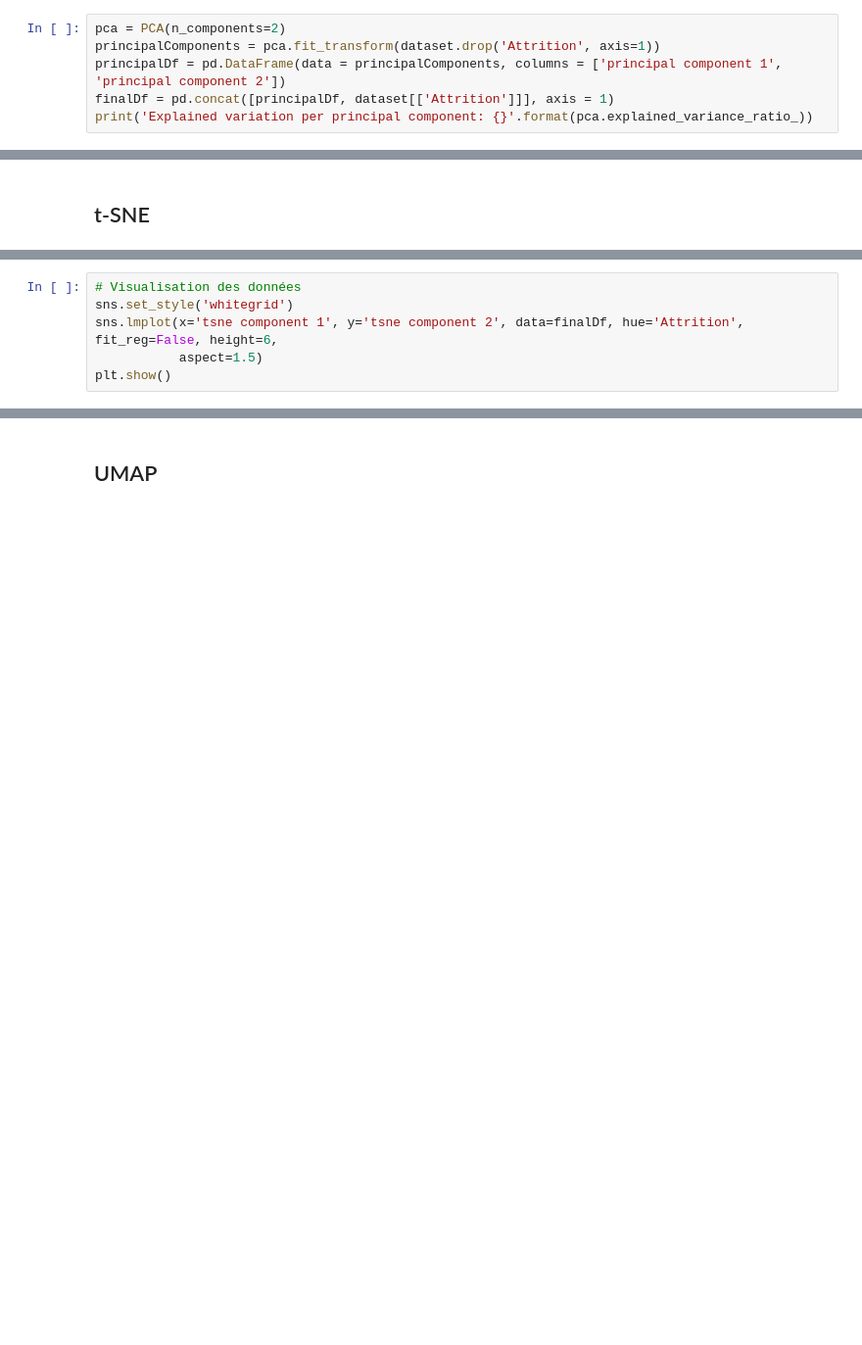
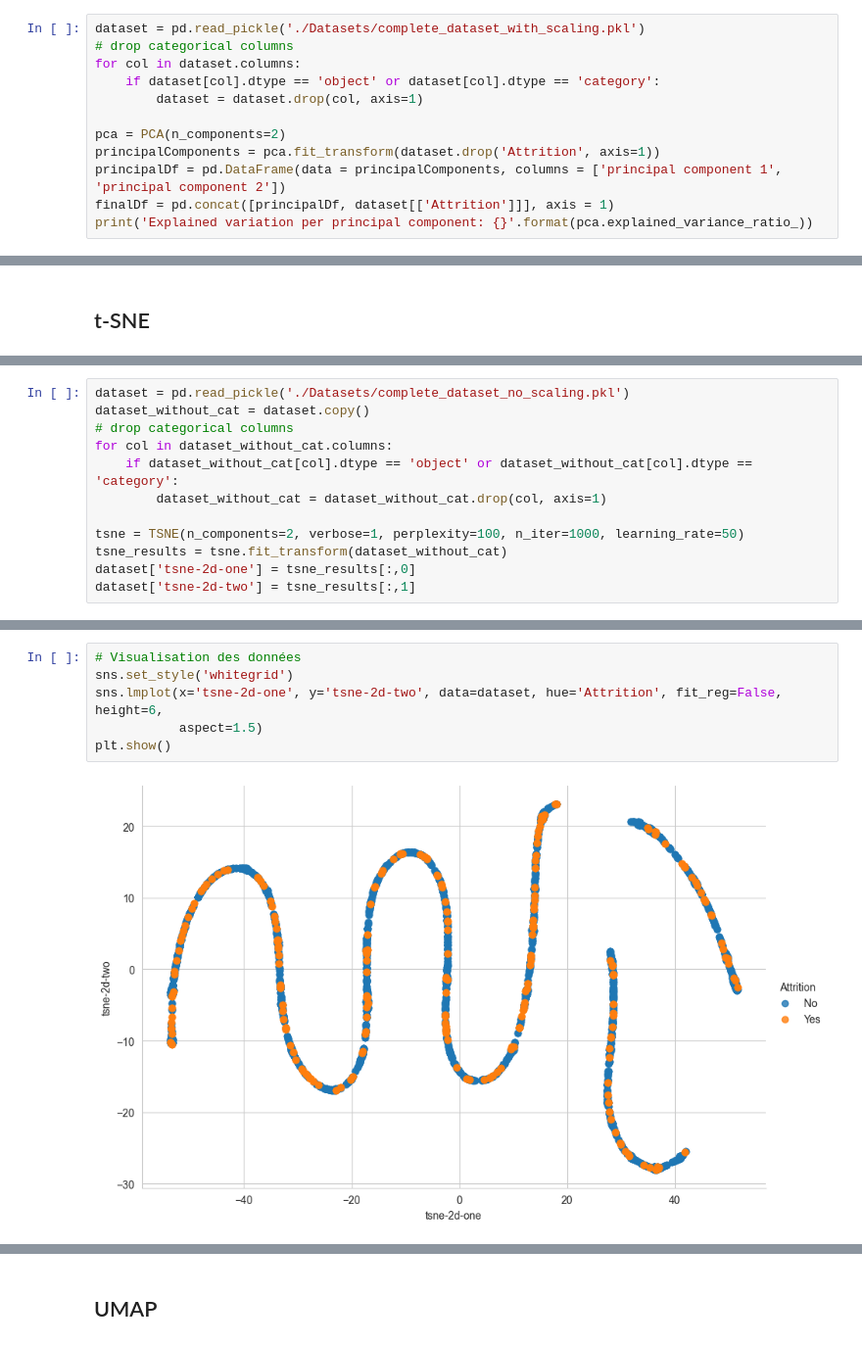
Before and after one commit to MagicalKyaru/ProjetIA_CESI, a Jupyter notebook: 1.5 Clustering.ipynb, the cells around one changed output, grey strips where cells are left out. Shown at 98% size. Cells and saved outputs as stored; diff of their text form; blank space fills up the shorter version.

```diff
--- a/1.5 Clustering.ipynb
+++ b/1.5 Clustering.ipynb
@@ -18,4 +18,10 @@ dataset = pd.read_csv('./Datasets/complete_dataset_one_hot_with_scaling.pkl')
 # %%
+dataset = pd.read_pickle('./Datasets/complete_dataset_with_scaling.pkl')
+# drop categorical columns
+for col in dataset.columns:
+    if dataset[col].dtype == 'object' or dataset[col].dtype == 'category':
+        dataset = dataset.drop(col, axis=1)
+
 pca = PCA(n_components=2)
 principalComponents = pca.fit_transform(dataset.drop('Attrition', axis=1))
 principalDf = pd.DataFrame(data = principalComponents, columns = ['principal component 1', 'principal component 2'])
@@ -35,0 +43,12 @@ finalDf = pd.concat([tsneDf, dataset[['Attrition']]], axis = 1)
+# %%
+dataset = pd.read_pickle('./Datasets/complete_dataset_no_scaling.pkl')
+dataset_without_cat = dataset.copy()
+# drop categorical columns
+for col in dataset_without_cat.columns:
+    if dataset_without_cat[col].dtype == 'object' or dataset_without_cat[col].dtype == 'category':
+        dataset_without_cat = dataset_without_cat.drop(col, axis=1)
+
+tsne = TSNE(n_components=2, verbose=1, perplexity=100, n_iter=1000, learning_rate=50)
+tsne_results = tsne.fit_transform(dataset_without_cat)
+dataset['tsne-2d-one'] = tsne_results[:,0]
+dataset['tsne-2d-two'] = tsne_results[:,1]
@@ -36,6 +67,8 @@ finalDf = pd.concat([tsneDf, dataset[['Attrition']]], axis = 1)
 # %%
 # Visualisation des données
 sns.set_style('whitegrid')
-sns.lmplot(x='tsne component 1', y='tsne component 2', data=finalDf, hue='Attrition', fit_reg=False, height=6,
+sns.lmplot(x='tsne-2d-one', y='tsne-2d-two', data=dataset, hue='Attrition', fit_reg=False, height=6,
            aspect=1.5)
 plt.show()
+# %% [output]
+[figure, added]
```
Also changed, not shown: parts of 30 cells of this notebook.
